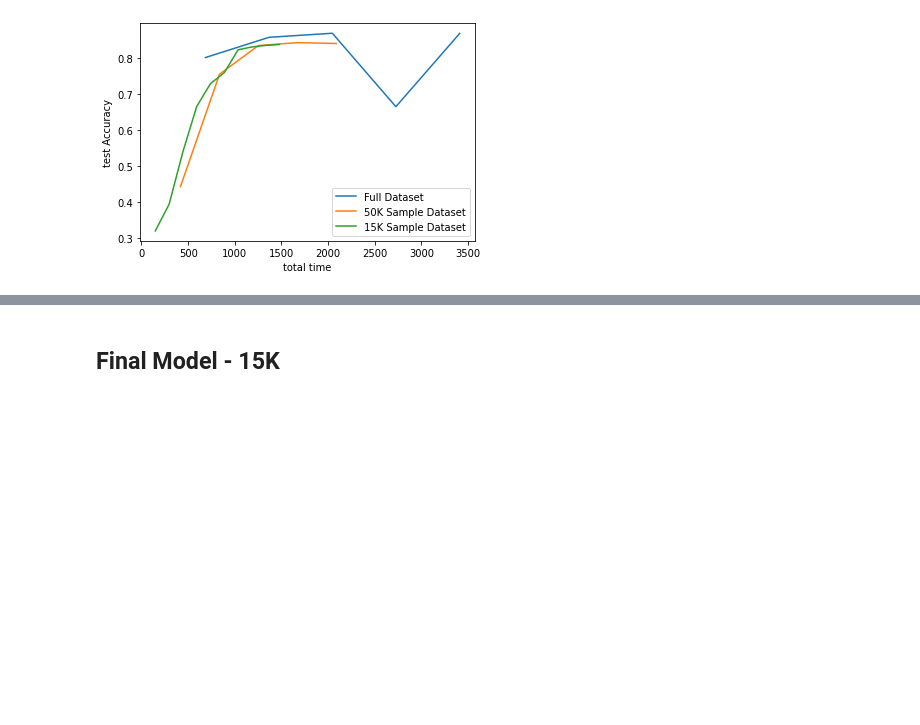
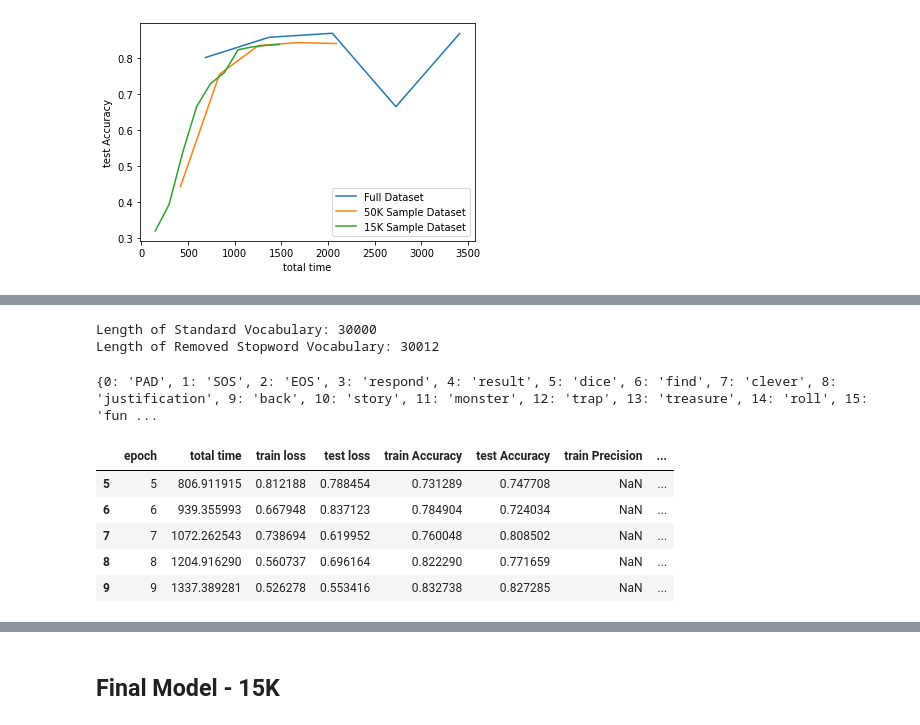
Before and after one commit to skbetz54/Samuel_DATA606, a Jupyter notebook: Notebooks/Machine_Learning_Implementation.ipynb, the cells around one changed output, grey strips where cells are left out. Saved outputs shown, nothing was run; the diff lists cells and outputs as text; code cells hidden in the pictures; blank space fills up the shorter version.

```diff
--- a/Notebooks/Machine_Learning_Implementation.ipynb
+++ b/Notebooks/Machine_Learning_Implementation.ipynb
@@ -597,0 +663,35 @@ sns.lineplot(x='total time', y='test Accuracy', data=batch1_packed_15k, label='1
+# %%
+# Vocab Creation
+
+combined_std = df_stop.lemma_string.str.cat(sep = " ")
+
+
+idx2word_std = {0:'PAD',1:'SOS',2:'EOS'}
+
+for word in combined_std.split():
+  if word not in idx2word_std.values():
+    idx2word_std[len(idx2word_std)] = word
+
+print("Length of Standard Vocabulary: %d" %(len(idx2word_std)))
+
+#50K Dataset
+
+combined_stop = df_stop.lemma_string_stopword.str.cat(sep = " ")
+
+
+idx2word_stop = {0:'PAD',1:'SOS',2:'EOS'}
+
+for word in combined_stop.split():
+  if word not in idx2word_stop.values():
+    idx2word_stop[len(idx2word_stop)] = word
+
+word2idx_stop = {v: k for k, v in idx2word_stop.items()}
+
+print("Length of Removed Stopword Vocabulary: %d" %(len(idx2word_stop)))
+# %% [output]
+Length of Standard Vocabulary: 30000
+Length of Removed Stopword Vocabulary: 30012
+# %%
+print(idx2word_stop)
+# %% [output]
+{0: 'PAD', 1: 'SOS', 2: 'EOS', 3: 'respond', 4: 'result', 5: 'dice', 6: 'find', 7: 'clever', 8: 'justification', 9: 'back', 10: 'story', 11: 'monster', 12: 'trap', 13: 'treasure', 14: 'roll', 15: 'fun ...
@@ -597,0 +804,13 @@ sns.lineplot(x='total time', y='test Accuracy', data=batch1_packed_15k, label='1
+# %%
+standard_results = train_simple_network(RNN_standard, lossfunc, train_loader_std,
+test_loader=test_loader_std, score_funcs={'Accuracy': accuracy_score}, device=device,
+epochs=10)
+
+standard_results.tail()
+# %% [output]
+|  | epoch | total time | train loss | test loss | train Accuracy | test Accuracy | train Precision | ... |
+| 5 | 5 | 806.911915 | 0.812188 | 0.788454 | 0.731289 | 0.747708 | NaN | ... |
+| 6 | 6 | 939.355993 | 0.667948 | 0.837123 | 0.784904 | 0.724034 | NaN | ... |
+| 7 | 7 | 1072.262543 | 0.738694 | 0.619952 | 0.760048 | 0.808502 | NaN | ... |
+| 8 | 8 | 1204.916290 | 0.560737 | 0.696164 | 0.822290 | 0.771659 | NaN | ... |
+| 9 | 9 | 1337.389281 | 0.526278 | 0.553416 | 0.832738 | 0.827285 | NaN | ... |
```
Also changed, not shown: parts of 17 cells of this notebook.
